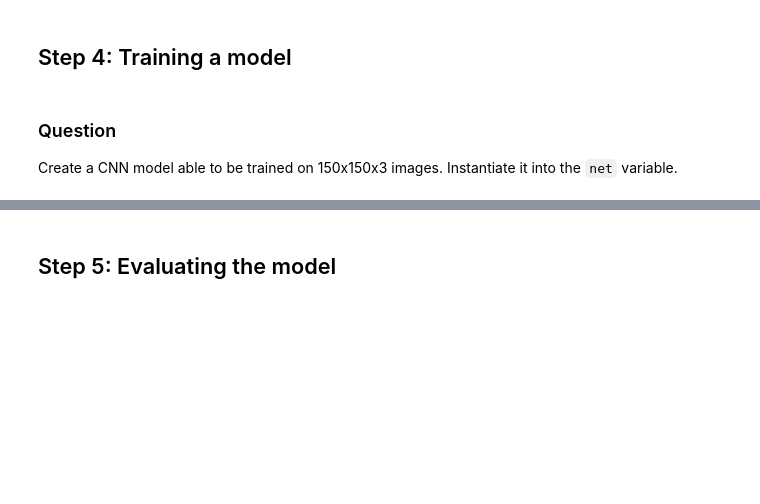
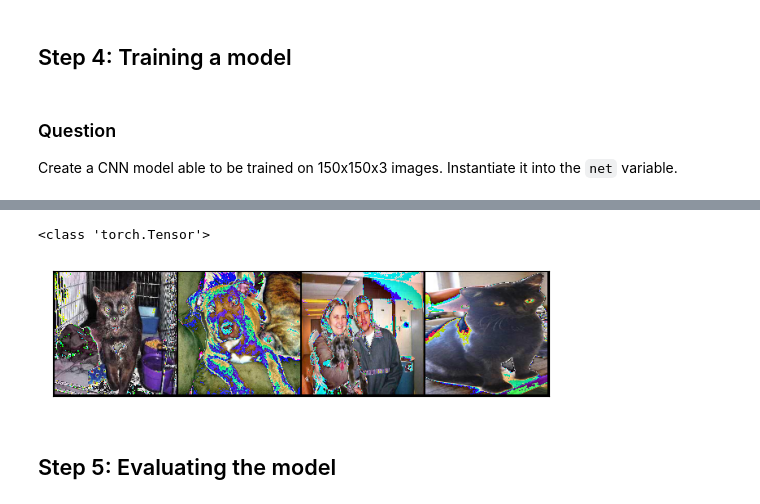
Before and after one commit to onajibb/Deep-learning-TP2, a Jupyter notebook: 02-dogs-cats-pytorch.ipynb, the cells around one changed output, grey strips where cells are left out. Saved outputs shown, nothing was run; the diff lists cells and outputs as text; code cells hidden in the pictures; blank space fills up the shorter version.

```diff
--- a/02-dogs-cats-pytorch.ipynb
+++ b/02-dogs-cats-pytorch.ipynb
@@ -159,13 +183,12 @@ Create a `DataLoader` for training data and another one for validation data.
 # YOUR CODE HERE
 
 import torch
-torch.cuda.is_available()
-
 import os
 import pandas as pd
 from torchvision.io import read_image
 from torch.utils.data import Dataset
 from torchvision.transforms import InterpolationMode
+
 
 class CatsDogsImageDataset(Dataset):
     def __init__(self, train_cats_dir,train_dogs_dir, transform, target_transform=None):
@@ -219,11 +242,11 @@ train_data = CatsDogsImageDataset(train_cats_dir, train_dogs_dir, transform=tran
 test_data = CatsDogsImageDataset(validation_cats_dir, validation_dogs_dir, transform=transformation)
 
 
-trainloader = torch.utils.data.DataLoader(train_data, batch_size=32,
-                                          shuffle=True, num_workers=2)
+trainloader = torch.utils.data.DataLoader(train_data, batch_size=20,
+                                          shuffle=True)
 
-testloader = torch.utils.data.DataLoader(test_data, batch_size=32,
-                                          shuffle=True, num_workers=2)
+testloader = torch.utils.data.DataLoader(test_data, batch_size=20,
+                                          shuffle=True)
 
 print(train_data[0][0].shape)
 # %% [output]
@@ -308,6 +376,34 @@ cpu
 Finished Training
+# %%
+print(type(images))
+# %% [output]
+<class 'torch.Tensor'>
 # %%
-inputs, classes = next(iter(testloader))
+from torchvision.utils import make_grid
+import torchvision.transforms.functional as F
+
+plt.rcParams["savefig.bbox"] = 'tight'
+def show(imgs):
+    if not isinstance(imgs, list):
+        imgs = [imgs]
+    fig, axs = plt.subplots(ncols=len(imgs), squeeze=False)
+    for i, img in enumerate(imgs):
+        img = img.detach()
+        img = F.to_pil_image(img)
+        axs[0, i].imshow(np.asarray(img))
+        axs[0, i].set(xticklabels=[], yticklabels=[], xticks=[], yticks=[])
+
+
+dataiter = iter(testloader)
+images, labels = next(dataiter)
+
+# print images
+list_images = [images[0], images[1], images[2], images[10]]
+
+grid = make_grid(list_images)
+show(grid)
+# %% [output]
+[figure, added]
 # %% [markdown]
 ## Step 5: Evaluating the model
 # %% [markdown]
```
Also changed, not shown: parts of 9 cells of this notebook.
